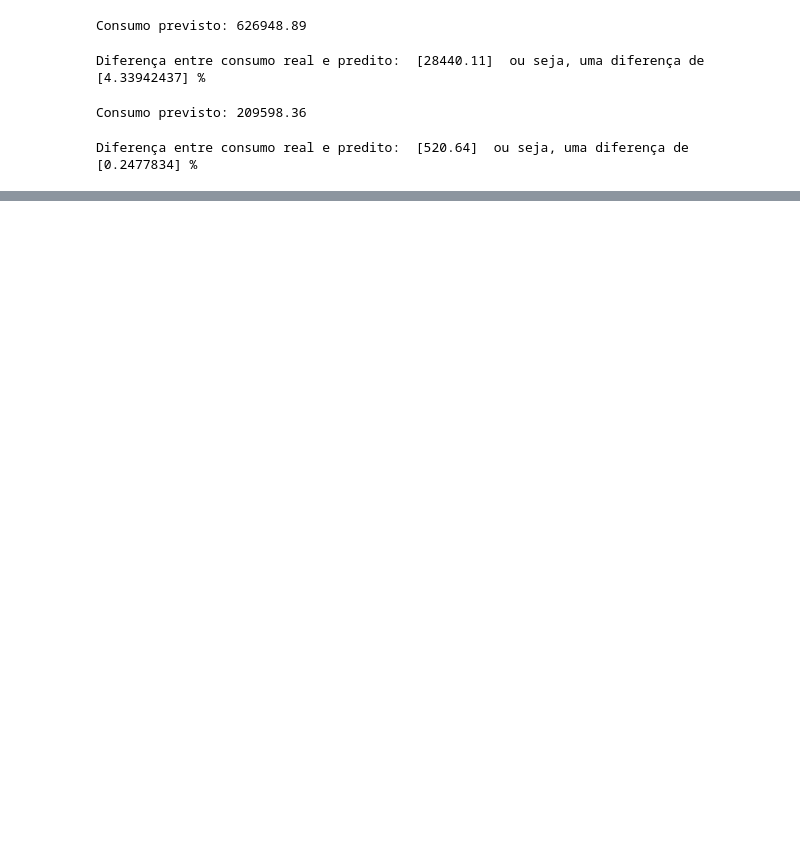
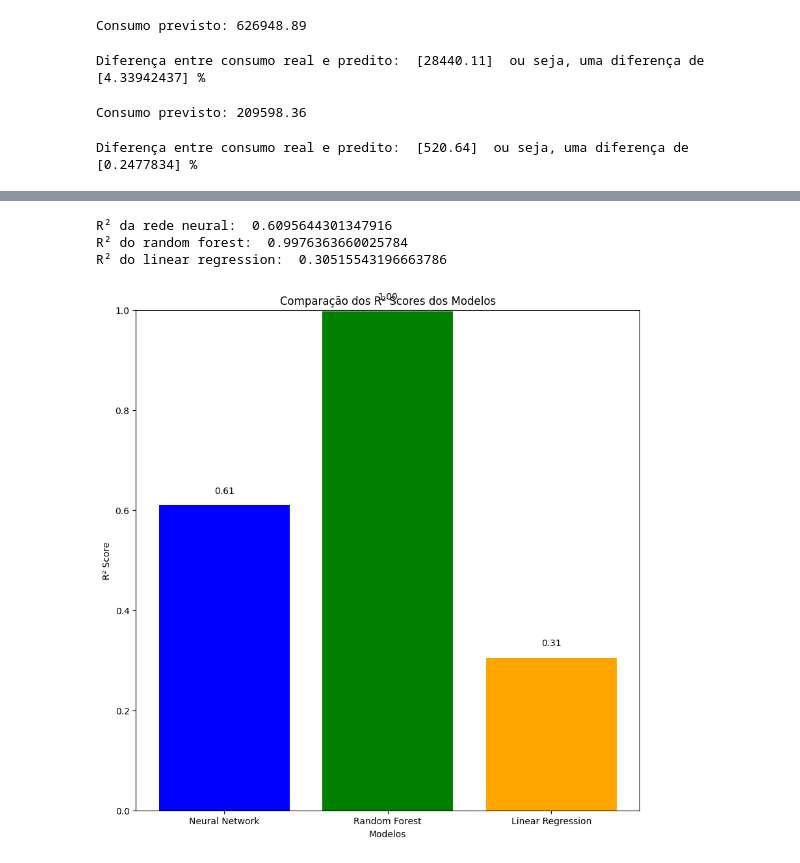
Before and after one commit to VCleitoso/N3_analise_pred, a Jupyter notebook: N3.ipynb, the cells around one changed output, grey strips where cells are left out. Cells and saved outputs as stored; diff of their text form; code cells hidden in the pictures; blank space fills up the shorter version.

```diff
--- a/N3.ipynb
+++ b/N3.ipynb
@@ -20,6 +43,6 @@ Note: you may need to restart the kernel to use updated packages.
 # %%
 db_config = {
-    'host': '192.168.137.4',  # Endereço do MySQL no Docker (localhost ou o IP do contêiner), no caso do meu notebook é 192.168.137.4
+    'host': host,  # Endereço do MySQL no Docker (localhost ou o IP do contêiner), no caso do meu notebook é 192.168.137.4
     'port': 3306,         # Porta do MySQL
     'user': 'root',       # Usuário do MySQL
     'password': 'rootpassword',  # Senha configurada no Docker
@@ -215,0 +274,26 @@ Diferença entre consumo real e predito:  [520.64]  ou seja, uma diferença de [
+# %%
+scaler = StandardScaler()
+X_train_scaled = scaler.fit_transform(X_train)
+X_test_scaled = scaler.transform(X_test)
+
+model = Sequential()
+model.add(Dense(128, input_dim=X_train.shape[1], activation='relu', kernel_regularizer=l2(0.01)))
+model.add(Dropout(0.2))
+model.add(Dense(64, activation='relu', kernel_regularizer=l2(0.01)))
+model.add(Dropout(0.2))
+model.add(Dense(32, activation='relu', kernel_regularizer=l2(0.01)))
+model.add(Dense(1))
+
+model.compile(loss='mean_squared_error', optimizer='adam', metrics=['mean_absolute_error'])
+
+history = model.fit(X_train_scaled, y_train, epochs=100, batch_size=16, validation_split=0.2, verbose=1)
+
+y_pred = model.predict(X_test_scaled)
+mse = mean_squared_error(y_test, y_pred)
+mae = mean_absolute_error(y_test, y_pred)
+r2 = r2_score(y_test, y_pred)
+
+print("Rede neural aprimorada:")
+print(f'Mean Squared Error: {mse}')
+print(f'Mean Absolute Error: {mae}')
+print(f'R² Score: {r2}')
@@ -215,0 +371,26 @@ Diferença entre consumo real e predito:  [520.64]  ou seja, uma diferença de [
+# %%
+print("R² da rede neural: ",r2)
+print("R² do random forest: ",r2_rf)
+print("R² do linear regression: ",r2_lr)
+# %% [output]
+R² da rede neural:  0.6095644301347916
+R² do random forest:  0.9976363660025784
+R² do linear regression:  0.30515543196663786
+# %%
+models = ['Neural Network', 'Random Forest', 'Linear Regression']
+r2_scores = [r2, r2_rf, r2_lr]
+
+plt.figure(figsize=(10, 10))
+plt.bar(models, r2_scores, color=['blue', 'green', 'orange'])
+plt.xlabel('Modelos')
+plt.ylabel('R² Score')
+plt.title('Comparação dos R² Scores dos Modelos')
+plt.ylim(0, 1)
+
+for i, v in enumerate(r2_scores):
+    plt.text(i, v + 0.02, f"{v:.2f}", ha='center', va='bottom')
+
+# Exibindo o gráfico
+plt.show()
+# %% [output]
+[figure, added]
```
Also changed, not shown: parts of 18 cells of this notebook, 3 other files.
